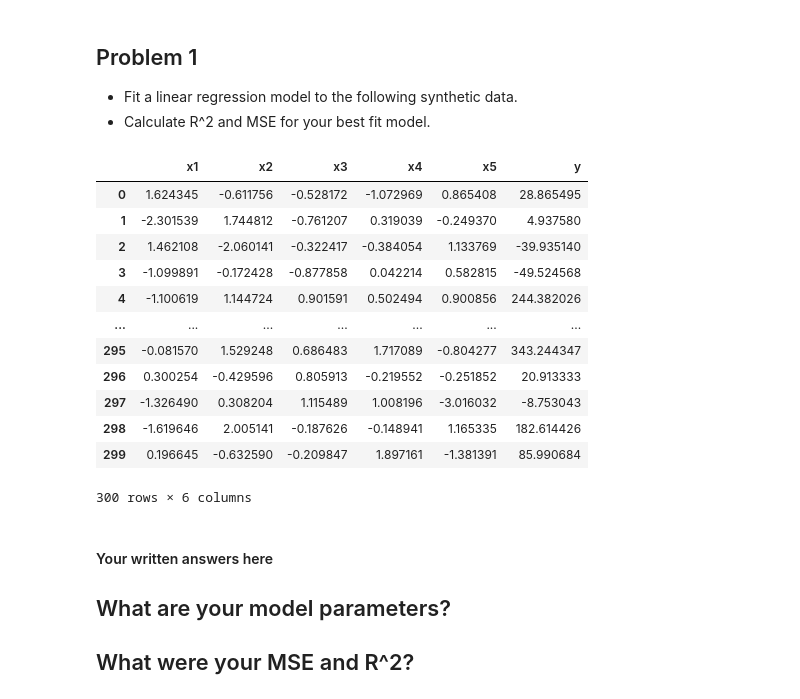
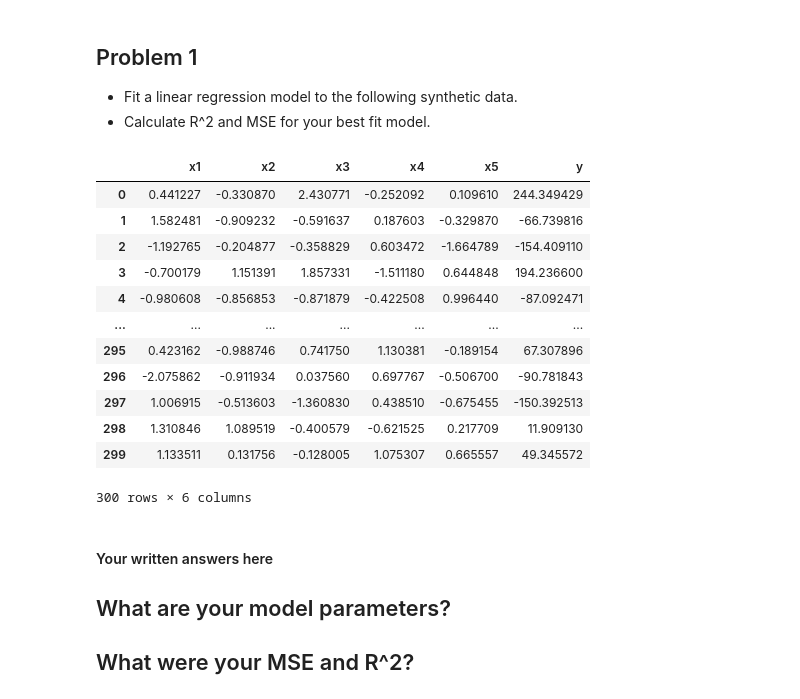
Before and after one commit to GettysburgDataScience/ps1-linear-regression-cacadelena, a Jupyter notebook: PS1.ipynb, the cells around one changed output. Cells and saved outputs as stored; diff of their text form; code cells hidden in the pictures.

```diff
--- a/PS1.ipynb
+++ b/PS1.ipynb
@@ -32,34 +55,34 @@ import seaborn as sns
 # %%
-np.random.seed(1)
+np.random.seed(15)
 bias = 20*np.random.randn()
 
-X, y, coef = sk.datasets.make_regression(n_samples=300,
-                                   n_features=5,    # n_features = 1 --> simple linear regression
-                                   noise=30,
+X, y, coef = skd.make_regression(n_samples=300,
+                                   n_features=5,    # n_features = 5 --> simple linear regression
+                                   noise=10,
                                    bias = bias,
-                                   random_state=1,
+                                   random_state=5,
                                    shuffle = False, # samples will be in order
                                    coef = True)
 
 column_names = [f'x{n+1}' for n in range(X.shape[1])]
 reg_df = pd.DataFrame(data = X,
              columns = column_names)
 reg_df['y'] = y
 
 reg_df
 # %% [output]
 |  | x1 | x2 | x3 | x4 | x5 | y |
-| 0 | 1.624345 | -0.611756 | -0.528172 | -1.072969 | 0.865408 | 28.865495 |
-| 1 | -2.301539 | 1.744812 | -0.761207 | 0.319039 | -0.249370 | 4.937580 |
-| 2 | 1.462108 | -2.060141 | -0.322417 | -0.384054 | 1.133769 | -39.935140 |
-| 3 | -1.099891 | -0.172428 | -0.877858 | 0.042214 | 0.582815 | -49.524568 |
-| 4 | -1.100619 | 1.144724 | 0.901591 | 0.502494 | 0.900856 | 244.382026 |
+| 0 | 0.441227 | -0.330870 | 2.430771 | -0.252092 | 0.109610 | 244.349429 |
+| 1 | 1.582481 | -0.909232 | -0.591637 | 0.187603 | -0.329870 | -66.739816 |
+| 2 | -1.192765 | -0.204877 | -0.358829 | 0.603472 | -1.664789 | -154.409110 |
+| 3 | -0.700179 | 1.151391 | 1.857331 | -1.511180 | 0.644848 | 194.236600 |
+| 4 | -0.980608 | -0.856853 | -0.871879 | -0.422508 | 0.996440 | -87.092471 |
 | ... | ... | ... | ... | ... | ... | ... |
-| 295 | -0.081570 | 1.529248 | 0.686483 | 1.717089 | -0.804277 | 343.244347 |
-| 296 | 0.300254 | -0.429596 | 0.805913 | -0.219552 | -0.251852 | 20.913333 |
-| 297 | -1.326490 | 0.308204 | 1.115489 | 1.008196 | -3.016032 | -8.753043 |
-| 298 | -1.619646 | 2.005141 | -0.187626 | -0.148941 | 1.165335 | 182.614426 |
-| 299 | 0.196645 | -0.632590 | -0.209847 | 1.897161 | -1.381391 | 85.990684 |
+| 295 | 0.423162 | -0.988746 | 0.741750 | 1.130381 | -0.189154 | 67.307896 |
+| 296 | -2.075862 | -0.911934 | 0.037560 | 0.697767 | -0.506700 | -90.781843 |
+| 297 | 1.006915 | -0.513603 | -1.360830 | 0.438510 | -0.675455 | -150.392513 |
+| 298 | 1.310846 | 1.089519 | -0.400579 | -0.621525 | 0.217709 | 11.909130 |
+| 299 | 1.133511 | 0.131756 | -0.128005 | 1.075307 | 0.665557 | 49.345572 |
 300 rows × 6 columns
 # %%
 # Your code here. Add cells as needed.
```
Also changed, not shown: parts of 14 cells of this notebook.
